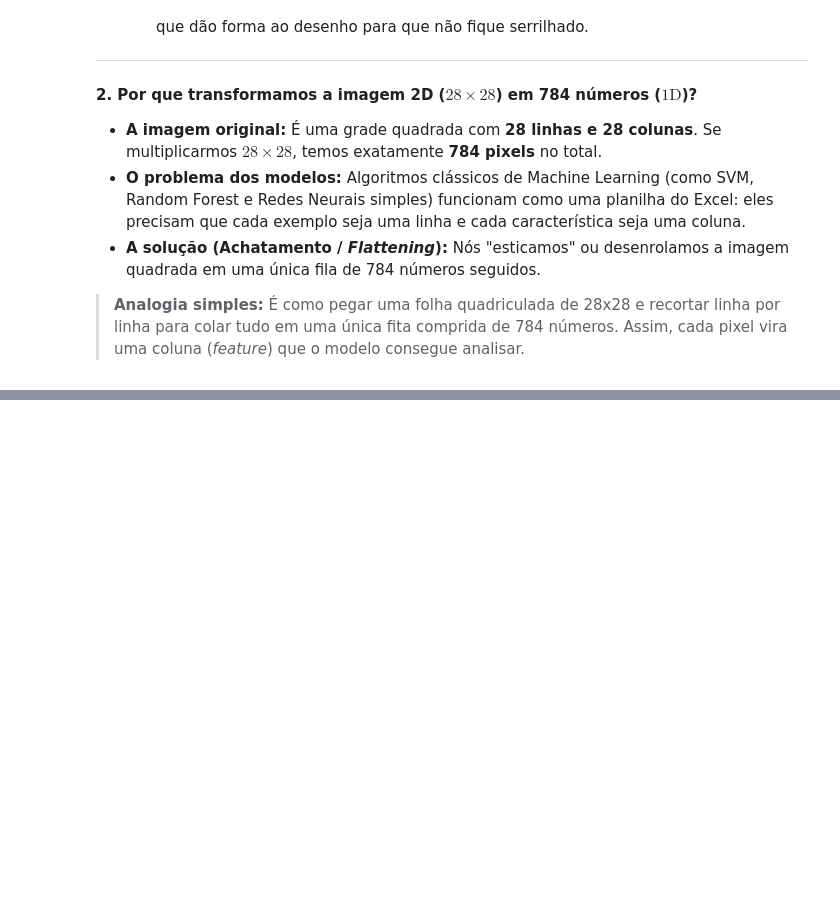
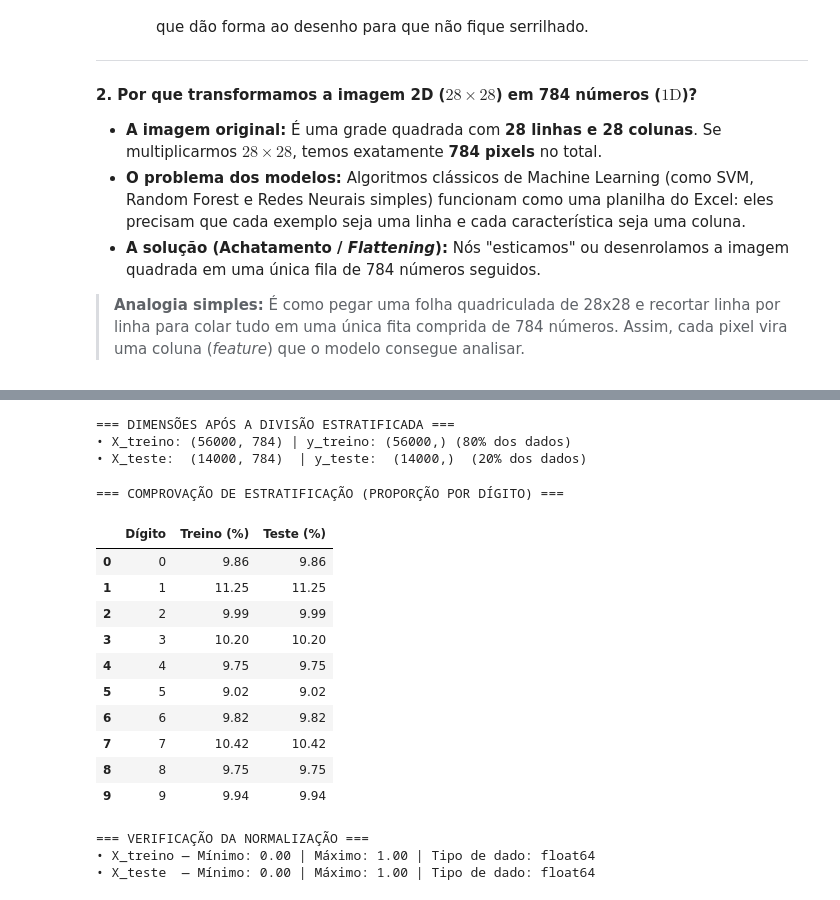
Before and after one commit to susejgo89/miniprojeto-m2-mnist-ia, a Jupyter notebook: notebooks/mnist_pipeline.ipynb, the cells around one changed output, grey strips where cells are left out. Drawn from its saved outputs; the diff is of its cells as text; code cells hidden in the pictures; blank space fills up the shorter version.

Commit message:
implementa split estratificado e normalizacao de dados

```diff
--- a/notebooks/mnist_pipeline.ipynb
+++ b/notebooks/mnist_pipeline.ipynb
@@ -214,0 +223,51 @@ Para entender como o computador "enxerga" essas imagens e como preparamos os dad
+# %%
+# 1. Divisão Estratificada: 80% Treino (56.000) e 20% Teste (14.000)
+X_train, X_test, y_train, y_test = train_test_split(X,y, test_size=0.20, stratify=y, random_state=42)
+
+print("=== DIMENSÕES APÓS A DIVISÃO ESTRATIFICADA ===")
+print(f"• X_treino: {X_train.shape} | y_treino: {y_train.shape} (80% dos dados)")
+print(f"• X_teste:  {X_test.shape}  | y_teste:  {y_test.shape}  (20% dos dados)")
+# %% [output]
+=== DIMENSÕES APÓS A DIVISÃO ESTRATIFICADA ===
+• X_treino: (56000, 784) | y_treino: (56000,) (80% dos dados)
+• X_teste:  (14000, 784)  | y_teste:  (14000,)  (20% dos dados)
+# %%
+# 2. Comprovação visual de que a proporção de cada dígito se manteve idêntica
+
+proporcao_treino = np.bincount(y_train) / len(y_train) * 100
+proporcao_teste  = np.bincount(y_test)  / len(y_test)  * 100
+
+df_estratificacao = pd.DataFrame({
+    'Dígito': range(10),
+    'Treino (%)': np.round(proporcao_treino, 2),
+    'Teste (%)': np.round(proporcao_teste, 2)
+})
+print("\n=== COMPROVAÇÃO DE ESTRATIFICAÇÃO (PROPORÇÃO POR DÍGITO) ===")
+display(df_estratificacao)
+# %% [output]
+=== COMPROVAÇÃO DE ESTRATIFICAÇÃO (PROPORÇÃO POR DÍGITO) ===
+|  | Dígito | Treino (%) | Teste (%) |
+| 0 | 0 | 9.86 | 9.86 |
+| 1 | 1 | 11.25 | 11.25 |
+| 2 | 2 | 9.99 | 9.99 |
+| 3 | 3 | 10.20 | 10.20 |
+| 4 | 4 | 9.75 | 9.75 |
+| 5 | 5 | 9.02 | 9.02 |
+| 6 | 6 | 9.82 | 9.82 |
+| 7 | 7 | 10.42 | 10.42 |
+| 8 | 8 | 9.75 | 9.75 |
+| 9 | 9 | 9.94 | 9.94 |
+# %%
+# 3. Normalização dos pixels para o intervalo contínuo [0.0, 1.0]
+# Dividimos diretamente por 255.0 (o valor máximo de intensidade de um pixel de 8 bits)
+
+X_train = X_train / 255.0
+X_test = X_test / 255.0
+
+print("=== VERIFICAÇÃO DA NORMALIZAÇÃO ===")
+print(f"• X_treino — Mínimo: {X_train.min():.2f} | Máximo: {X_train.max():.2f} | Tipo de dado: {X_train.dtype}")
+print(f"• X_teste  — Mínimo: {X_test.min():.2f} | Máximo: {X_test.max():.2f} | Tipo de dado: {X_test.dtype}")
+# %% [output]
+=== VERIFICAÇÃO DA NORMALIZAÇÃO ===
+• X_treino — Mínimo: 0.00 | Máximo: 1.00 | Tipo de dado: float64
+• X_teste  — Mínimo: 0.00 | Máximo: 1.00 | Tipo de dado: float64
```
Also changed, not shown: parts of 3 cells of this notebook, 1 other file.
